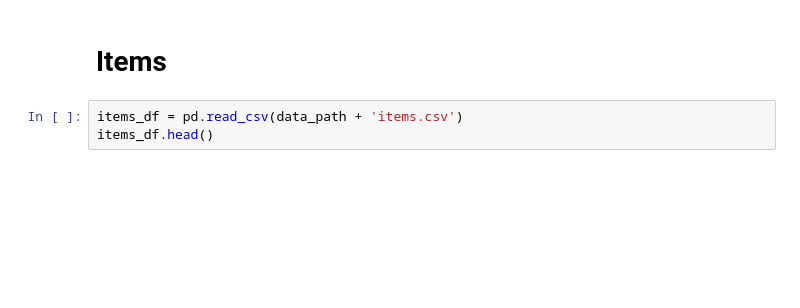
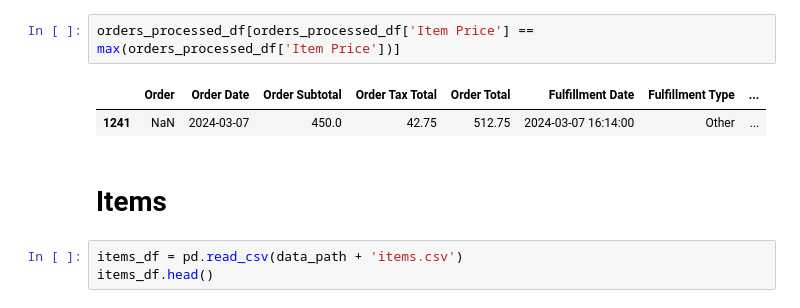
Before and after one commit to ajamkotc/belly_rubb_analysis, a Jupyter notebook: notebooks/wrangling.ipynb, the cells around one changed output. Drawn from its saved outputs; the diff is of its cells as text; blank space fills up the shorter version.

```diff
--- a/notebooks/wrangling.ipynb
+++ b/notebooks/wrangling.ipynb
@@ -43,3 +109,8 @@ profile.to_file('./../reports/profile-reports/orders-profile-report.html')
+# %%
+orders_processed_df[orders_processed_df['Item Price'] == max(orders_processed_df['Item Price'])]
+# %% [output]
+|  | Order | Order Date | Order Subtotal | Order Tax Total | Order Total | Fulfillment Date | Fulfillment Type | ... |
+| 1241 | NaN | 2024-03-07 | 450.0 | 42.75 | 512.75 | 2024-03-07 16:14:00 | Other | ... |
 # %% [markdown]
 # Items
 # %%
```
Also changed, not shown: parts of 16 cells of this notebook, 6 other files.
